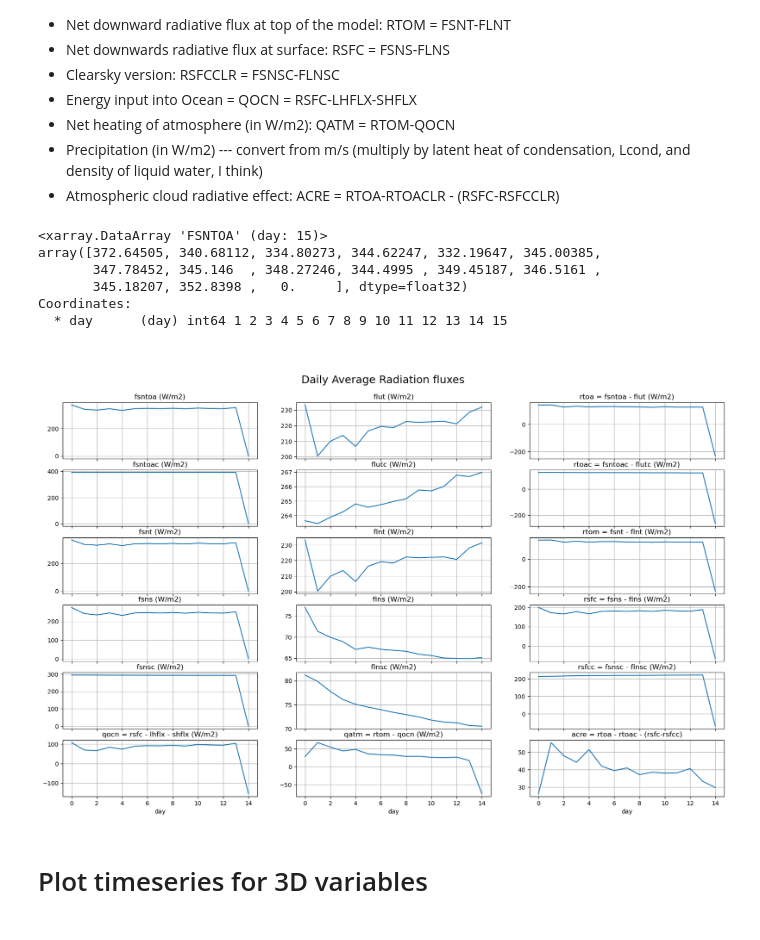
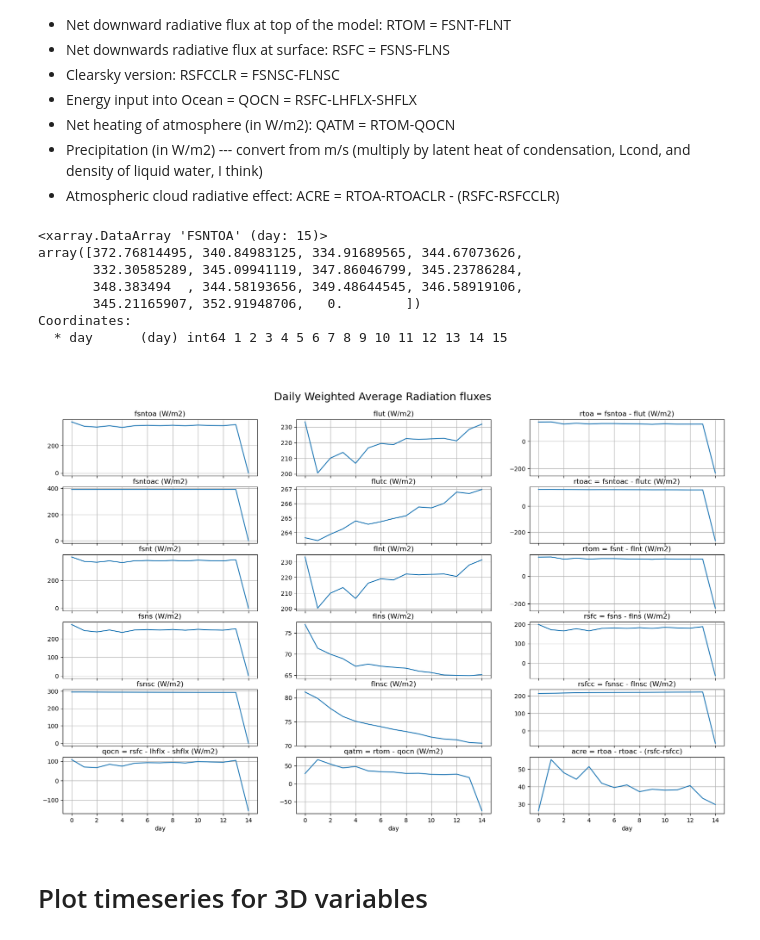
Before and after one commit to smturbev/dp-scream-analysis, a Jupyter notebook: prelim/timeseries.ipynb, the cells around one changed output. Drawn from its saved outputs; the diff is of its cells as text; code cells hidden in the pictures.

```diff
--- a/prelim/timeseries.ipynb
+++ b/prelim/timeseries.ipynb
@@ -81,38 +87,39 @@ qocn = rsfc-ds["LHFLX"]-ds["SHFLX"]
 qatm = rtom-qocn
 acre = rtoa-rtoac-(rsfc-rsfcc)
 # %%
-# daily averages (and average over space)
+# daily weighted averages (and average over space)
 
-fsntoa_da = ds["FSNTOA"].groupby(ds.time.dt.day).mean().mean(dim=["ncol"])
-flut_da = ds["FLUT"].groupby(ds.time.dt.day).mean().mean(dim=["ncol"])
-rtoa_da = rtoa.groupby(ds.time.dt.day).mean().mean(dim=["ncol"])
+fsntoa_da = ds["FSNTOA"].groupby(ds.time.dt.day).mean().weighted(ds.area).mean(dim=["ncol"])
+flut_da = ds["FLUT"].groupby(ds.time.dt.day).mean().weighted(ds.area).mean(dim=["ncol"])
+rtoa_da = rtoa.groupby(ds.time.dt.day).mean().weighted(ds.area).mean(dim=["ncol"])
 
-fsntoac_da = ds["FSNTOAC"].groupby(ds.time.dt.day).mean().mean(dim=["ncol"])
-flutc_da = ds["FLUTC"].groupby(ds.time.dt.day).mean().mean(dim=["ncol"])
-rtoac_da = rtoac.groupby(ds.time.dt.day).mean().mean(dim=["ncol"])
+fsntoac_da = ds["FSNTOAC"].groupby(ds.time.dt.day).mean().weighted(ds.area).mean(dim=["ncol"])
+flutc_da = ds["FLUTC"].groupby(ds.time.dt.day).mean().weighted(ds.area).mean(dim=["ncol"])
+rtoac_da = rtoac.groupby(ds.time.dt.day).mean().weighted(ds.area).mean(dim=["ncol"])
 
-fsnt_da = ds["FSNT"].groupby(ds.time.dt.day).mean().mean(dim=["ncol"])
-flnt_da = ds["FLNT"].groupby(ds.time.dt.day).mean().mean(dim=["ncol"])
-rtom_da = rtom.groupby(ds.time.dt.day).mean().mean(dim=["ncol"])
+fsnt_da = ds["FSNT"].groupby(ds.time.dt.day).mean().weighted(ds.area).mean(dim=["ncol"])
+flnt_da = ds["FLNT"].groupby(ds.time.dt.day).mean().weighted(ds.area).mean(dim=["ncol"])
+rtom_da = rtom.groupby(ds.time.dt.day).mean().weighted(ds.area).mean(dim=["ncol"])
 
-fsns_da = ds["FSNS"].groupby(ds.time.dt.day).mean().mean(dim=["ncol"])
-flns_da = ds["FLNS"].groupby(ds.time.dt.day).mean().mean(dim=["ncol"])
-rsfc_da = rsfc.groupby(ds.time.dt.day).mean().mean(dim=["ncol"])
+fsns_da = ds["FSNS"].groupby(ds.time.dt.day).mean().weighted(ds.area).mean(dim=["ncol"])
+flns_da = ds["FLNS"].groupby(ds.time.dt.day).mean().weighted(ds.area).mean(dim=["ncol"])
+rsfc_da = rsfc.groupby(ds.time.dt.day).mean().weighted(ds.area).mean(dim=["ncol"])
 
-fsnsc_da = ds["FSNSC"].groupby(ds.time.dt.day).mean().mean(dim=["ncol"])
-flnsc_da = ds["FLNSC"].groupby(ds.time.dt.day).mean().mean(dim=["ncol"])
-rsfcc_da = rsfcc.groupby(ds.time.dt.day).mean().mean(dim=["ncol"])
+fsnsc_da = ds["FSNSC"].groupby(ds.time.dt.day).mean().weighted(ds.area).mean(dim=["ncol"])
+flnsc_da = ds["FLNSC"].groupby(ds.time.dt.day).mean().weighted(ds.area).mean(dim=["ncol"])
+rsfcc_da = rsfcc.groupby(ds.time.dt.day).mean().weighted(ds.area).mean(dim=["ncol"])
 
-qocn_da = qocn.groupby(ds.time.dt.day).mean().mean(dim=["ncol"])
-qatm_da = qatm.groupby(ds.time.dt.day).mean().mean(dim=["ncol"])
-acre_da = acre.groupby(ds.time.dt.day).mean().mean(dim=["ncol"])
+qocn_da = qocn.groupby(ds.time.dt.day).mean().weighted(ds.area).mean(dim=["ncol"])
+qatm_da = qatm.groupby(ds.time.dt.day).mean().weighted(ds.area).mean(dim=["ncol"])
+acre_da = acre.groupby(ds.time.dt.day).mean().weighted(ds.area).mean(dim=["ncol"])
 # %%
 fsntoa_da
 # %% [output]
 <xarray.DataArray 'FSNTOA' (day: 15)>
-array([372.64505, 340.68112, 334.80273, 344.62247, 332.19647, 345.00385,
-       347.78452, 345.146  , 348.27246, 344.4995 , 349.45187, 346.5161 ,
-       345.18207, 352.8398 ,   0.     ], dtype=float32)
+array([372.76814495, 340.84983125, 334.91689565, 344.67073626,
+       332.30585289, 345.09941119, 347.86046799, 345.23786284,
+       348.383494  , 344.58193656, 349.48644545, 346.58919106,
+       345.21165907, 352.91948706,   0.        ])
 Coordinates:
   * day      (day) int64 1 2 3 4 5 6 7 8 9 10 11 12 13 14 15
 # %%
@@ -155,35 +162,35 @@ ax[i,2].plot(day, rsfc_da)
 # title
 ax[i,0].set_title("fsns (W/m2)")
 ax[i,1].set_title("flns (W/m2)")
 ax[i,2].set_title("rsfc = fsns - flns (W/m2)")
 
 i=4 # FSNSC, FLNSC, RSFCC
 ax[i,0].plot(day, fsnsc_da)
 ax[i,1].plot(day, flnsc_da)
 ax[i,2].plot(day, rsfcc_da)
 # title
 ax[i,0].set_title("fsnsc (W/m2)")
 ax[i,1].set_title("flnsc (W/m2)")
 ax[i,2].set_title("rsfcc = fsnsc - flnsc (W/m2)")
 
 i=5 # QOCN, QATM, ACRE
 ax[i,0].plot(day, qocn_da)
 ax[i,1].plot(day, qatm_da)
 ax[i,2].plot(day, acre_da)
 # title
 ax[i,0].set_title("qocn = rsfc - lhflx - shflx (W/m2)")
 ax[i,1].set_title("qatm = rtom - qocn (W/m2)")
 ax[i,2].set_title("acre = rtoa - rtoac - (rsfc-rsfcc)")
 
 for i in range(6):
     for j in range(3):
         ax[i,j].grid(True)
         ax[-1,j].set_xlabel("day")
-fig.suptitle("\n\nDaily Average Radiation fluxes", fontsize=18)
+fig.suptitle("\n\nDaily Weighted Average Radiation fluxes", fontsize=18)
 plt.savefig("plots/timeseries_dailyavg_radiation.png", dpi=140)
 plt.show()
 # %% [output]
-[figure, old version]
+[figure, new version]
 # %% [markdown]
 # Plot timeseries for 3D variables
 # %%
```
Also changed, not shown: parts of 5 cells of this notebook, 7 other files.
